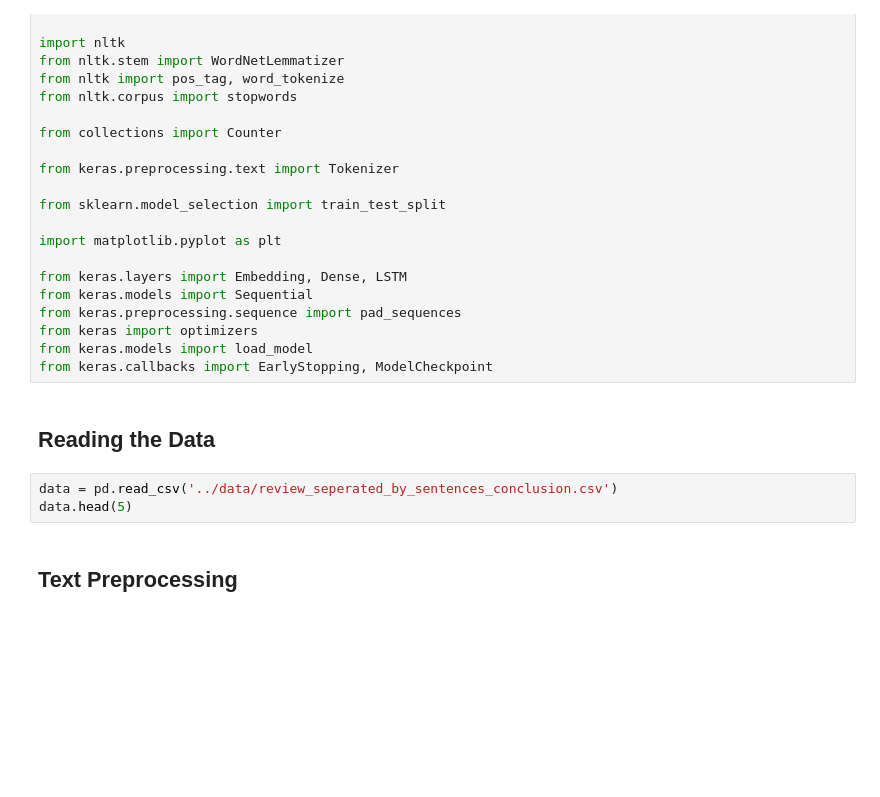
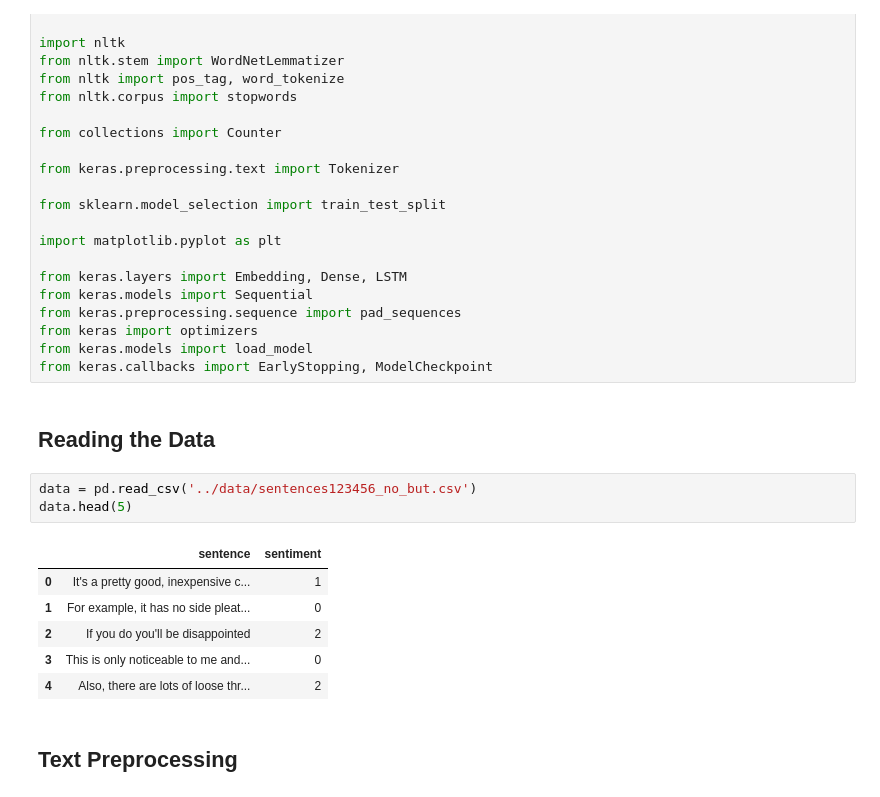
Before and after one commit to eunsolkang/review-analysis-web-report, a Jupyter notebook: machineLearning/review_sentiment_analysis.ipynb, the cells around one changed output. Cells and saved outputs as stored; diff of their text form; blank space fills up the shorter version.

```diff
--- a/machineLearning/review_sentiment_analysis.ipynb
+++ b/machineLearning/review_sentiment_analysis.ipynb
@@ -28,8 +28,15 @@ from keras.callbacks import EarlyStopping, ModelCheckpoint
 # %% [markdown]
 ## Reading the Data
 # %%
-data = pd.read_csv('../data/review_seperated_by_sentences_conclusion.csv')
+data = pd.read_csv('../data/sentences123456_no_but.csv')
 data.head(5)
+# %% [output]
+|  | sentence | sentiment |
+| 0 | It's a pretty good, inexpensive c... | 1 |
+| 1 | For example, it has no side pleat... | 0 |
+| 2 | If you do you'll be disappointed | 2 |
+| 3 | This is only noticeable to me and... | 0 |
+| 4 | Also, there are lots of loose thr... | 2 |
 # %% [markdown]
 ## Text Preprocessing
 # %% [markdown]
```
Also changed, not shown: parts of 15 cells of this notebook, 1 other file.
